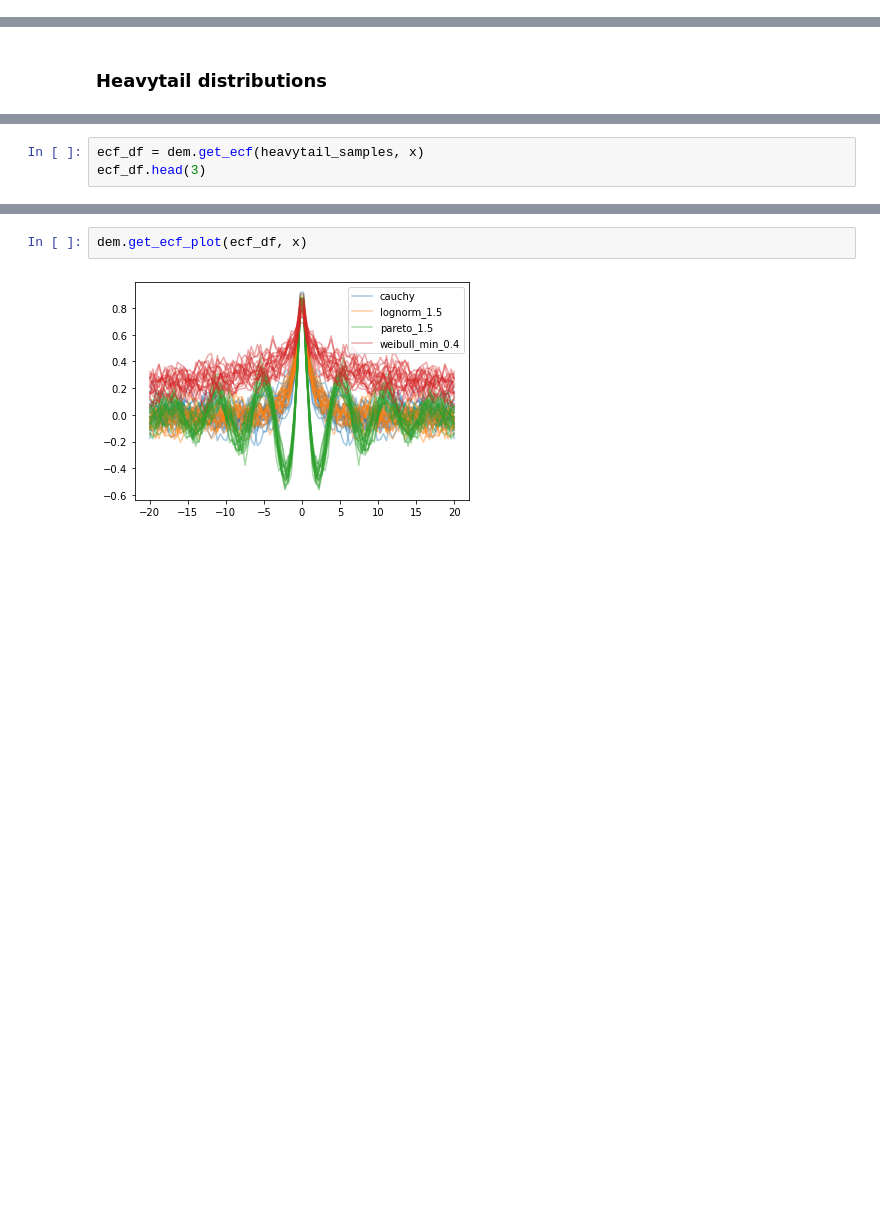
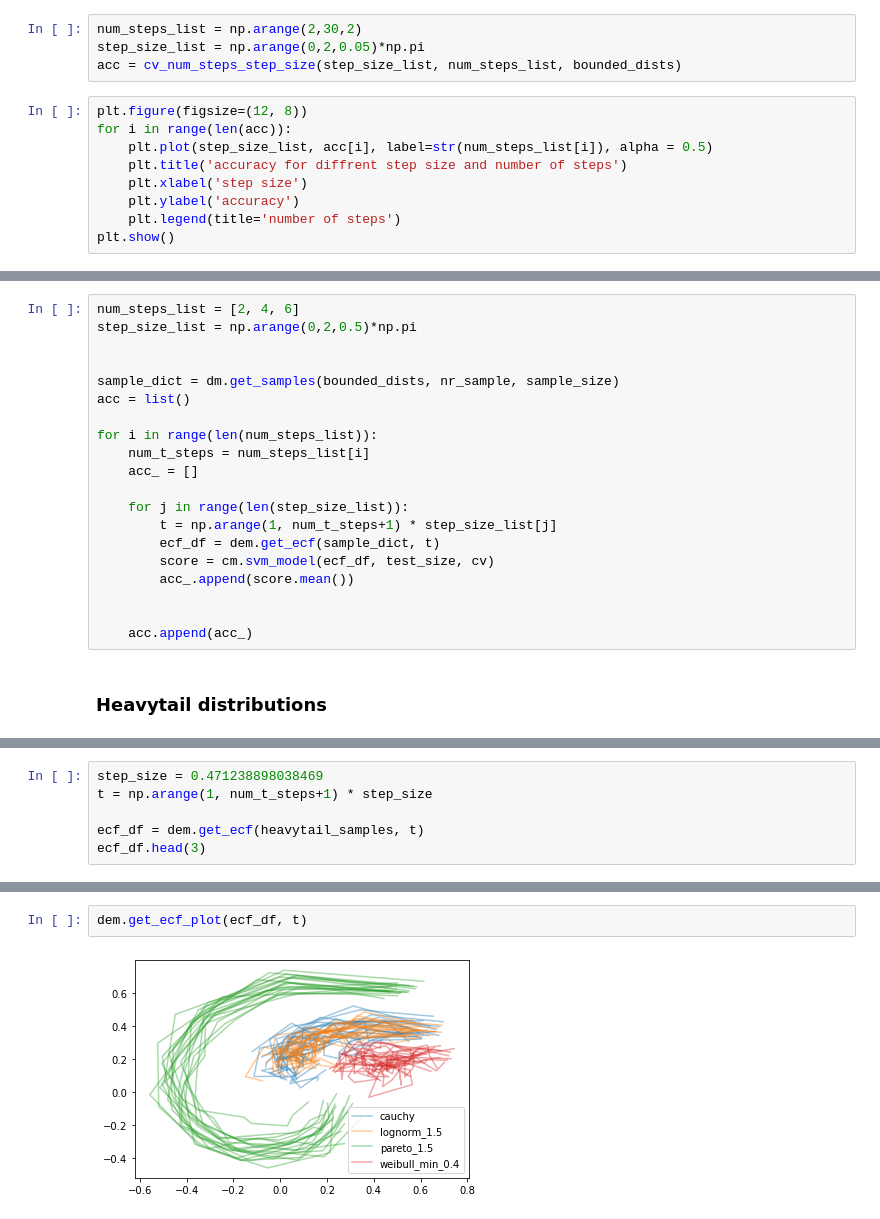
Before and after one commit to sheilafarrahi/thesis, a Jupyter notebook: empirical_characteristics_function.ipynb, the cells around one changed output, grey strips where cells are left out. Cells and saved outputs as stored; diff of their text form; blank space fills up the shorter version.

```diff
--- a/empirical_characteristics_function.ipynb
+++ b/empirical_characteristics_function.ipynb
@@ -47,0 +76,13 @@ array([0.15      , 0.31578947, 0.26315789, 0.26315789, 0.21052632])
+# %%
+num_steps_list = np.arange(2,30,2)
+step_size_list = np.arange(0,2,0.05)*np.pi
+acc = cv_num_steps_step_size(step_size_list, num_steps_list, bounded_dists)
+# %%
+plt.figure(figsize=(12, 8))
+for i in range(len(acc)):
+    plt.plot(step_size_list, acc[i], label=str(num_steps_list[i]), alpha = 0.5)
+    plt.title('accuracy for diffrent step size and number of steps')
+    plt.xlabel('step size')
+    plt.ylabel('accuracy')
+    plt.legend(title='number of steps')
+plt.show()
@@ -48,3 +91,23 @@ array([0.15      , 0.31578947, 0.26315789, 0.26315789, 0.21052632])
+# %%
+num_steps_list = [2, 4, 6]
+step_size_list = np.arange(0,2,0.5)*np.pi
+
+
+sample_dict = dm.get_samples(bounded_dists, nr_sample, sample_size)
+acc = list()
+
+for i in range(len(num_steps_list)):
+    num_t_steps = num_steps_list[i]
+    acc_ = []
+
+    for j in range(len(step_size_list)):
+        t = np.arange(1, num_t_steps+1) * step_size_list[j]
+        ecf_df = dem.get_ecf(sample_dict, t)
+        score = cm.svm_model(ecf_df, test_size, cv)
+        acc_.append(score.mean())
+
+
+    acc.append(acc_)
 # %% [markdown]
 ### Heavytail distributions
 # %%
@@ -54,5 +116,8 @@ heavytail_samples = dm.get_samples(heavytail_dists, nr_sample, sample_size)
 # %%
-ecf_df = dem.get_ecf(heavytail_samples, x)
+step_size = 0.471238898038469
+t = np.arange(1, num_t_steps+1) * step_size
+
+ecf_df = dem.get_ecf(heavytail_samples, t)
 ecf_df.head(3)
 # %% [output]
 |  | 0 | 1 | 2 | 3 | 4 | 5 | 6 | 7 | 8 | 9 | ... | ... |
@@ -63,7 +128,7 @@ ecf_df.head(3)
 # %%
-dem.get_ecf_plot(ecf_df, x)
+dem.get_ecf_plot(ecf_df, t)
 # %% [output]
-[figure, old version]
+[figure, new version]
 # %%
 cm.svm_model(ecf_df, test_size, cv, plot=1)
 # %% [output]
```
Also changed, not shown: parts of 24 cells of this notebook, 5 other files.
